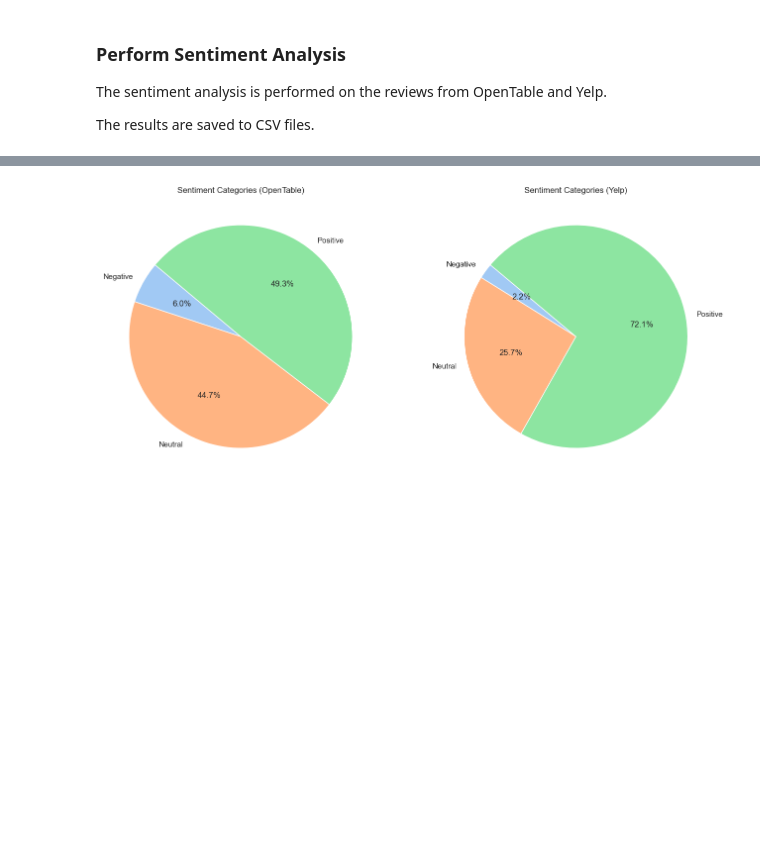
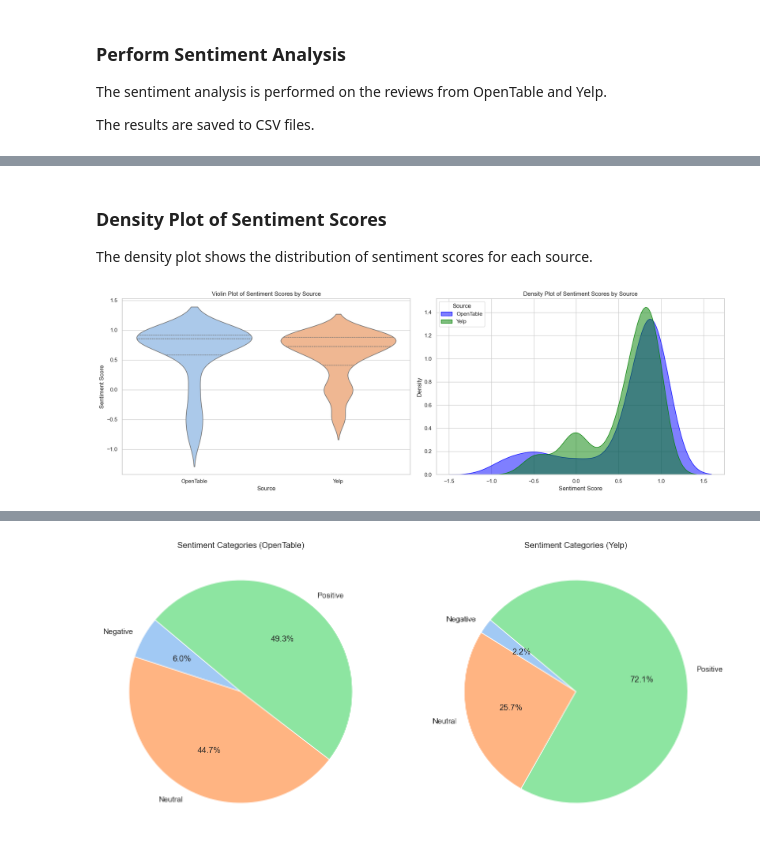
Before and after one commit to MarcoRiva6/webscraping-4-NLP, a Jupyter notebook: sentiment_analysis.ipynb, the cells around one changed output, grey strips where cells are left out. Cells and saved outputs as stored; diff of their text form; code cells hidden in the pictures; blank space fills up the shorter version.

```diff
--- a/sentiment_analysis.ipynb
+++ b/sentiment_analysis.ipynb
@@ -237,0 +227,50 @@ Passing `palette` without assigning `hue` is deprecated and will be removed in v
+# %% [markdown]
+### Density Plot of Sentiment Scores
+
+The density plot shows the distribution of sentiment scores for each source.
+# %%
+fig, axes = plt.subplots(1, 2, figsize=(18, 6), sharey=False)
+
+# Violin Plot of Sentiment Scores by Source
+sns.violinplot(
+    data=combined_reviews,
+    x='source',
+    y='sentiment_score',
+    hue='source',
+    inner="quartile",
+    palette="pastel",
+    ax=axes[0]
+)
+axes[0].set_title("Violin Plot of Sentiment Scores by Source")
+axes[0].set_xlabel("Source")
+axes[0].set_ylabel("Sentiment Score")
+axes[0].legend([], [], frameon=False)
+
+# Density Plot for Overlapping Sentiment Scores Between Sources
+sns.kdeplot(
+    data=combined_reviews[combined_reviews['source'] == 'OpenTable'],
+    x='sentiment_score',
+    fill=True,
+    alpha=0.5,
+    label='OpenTable',
+    color="blue",
+    ax=axes[1]
+)
+sns.kdeplot(
+    data=combined_reviews[combined_reviews['source'] == 'Yelp'],
+    x='sentiment_score',
+    fill=True,
+    alpha=0.5,
+    label='Yelp',
+    color="green",
+    ax=axes[1]
+)
+axes[1].set_title("Density Plot of Sentiment Scores by Source")
+axes[1].set_xlabel("Sentiment Score")
+axes[1].set_ylabel("Density")
+axes[1].legend(title="Source", loc="upper left")
+
+plt.tight_layout()
+plt.show()
+# %% [output]
+[figure, added]
```
Also changed, not shown: parts of 21 cells of this notebook, 2 other files.
